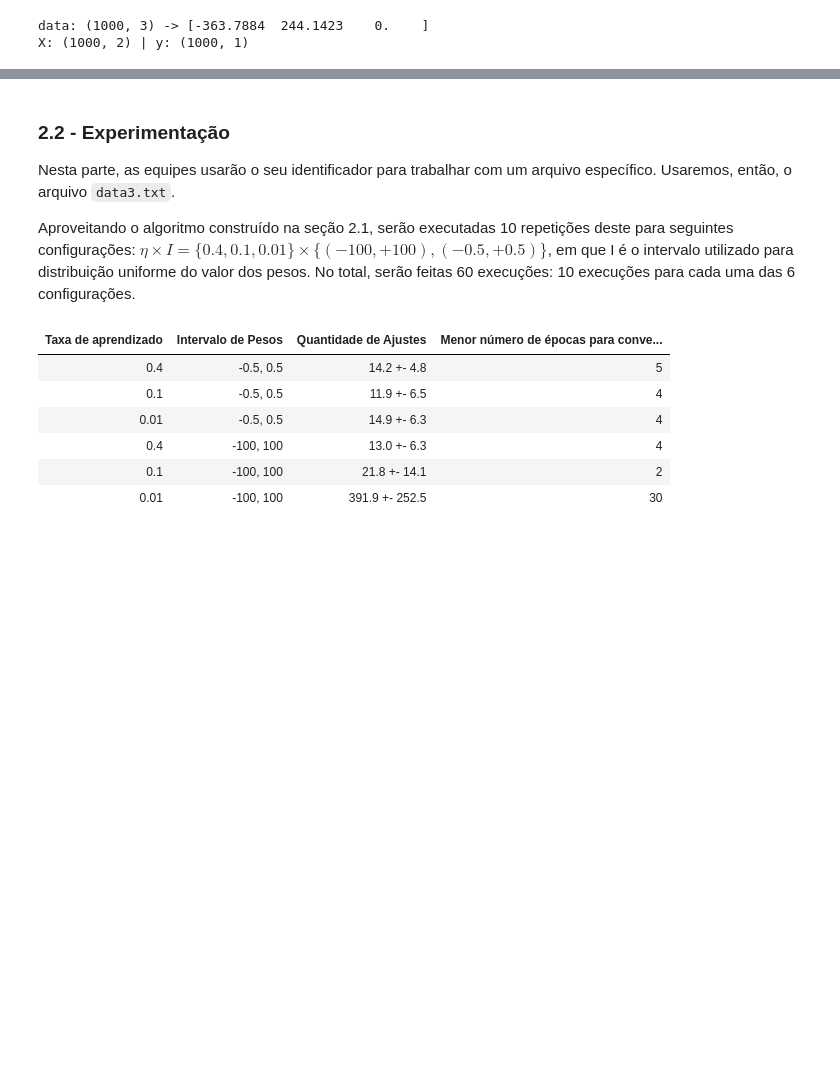
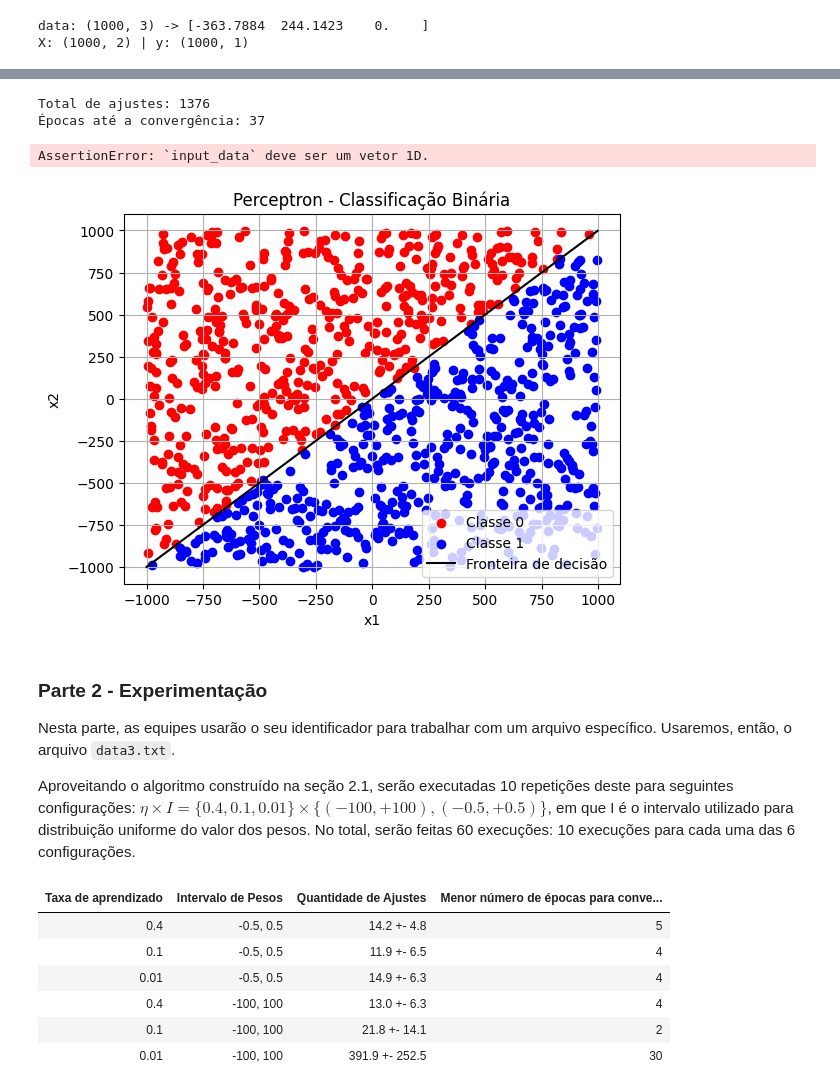
Before and after one commit to ErikExatas/Redes-Neurais-Artificiais-PP2.1, a Jupyter notebook: src/Perceptron_Rosemblatt_Parte3.ipynb, the cells around one changed output, grey strips where cells are left out. Drawn from its saved outputs; the diff is of its cells as text; code cells hidden in the pictures; blank space fills up the shorter version.

````diff
--- a/src/Perceptron_Rosemblatt_Parte3.ipynb
+++ b/src/Perceptron_Rosemblatt_Parte3.ipynb
@@ -62,5 +66,39 @@ Pesos iniciais: [0.43901824 0.3545442  0.37370934]
+# %%
+# treinamento
+y_reshaped = y.reshape(-1, 1)  # Garante que y tem a forma (n, 1)
+epocas, ajustes = perceptron.train(X, y_reshaped, learning_rate=0.1)
+print(f"\nTotal de ajustes: {ajustes}")
+print(f"Épocas até a convergência: {epocas}")
+# %% [output]
+Total de ajustes: 1376
+Épocas até a convergência: 37
+# %%
+y_pred = perceptron.predict(X)
+# %% [output]
+AssertionError: `input_data` deve ser um vetor 1D.
+# %%
+# plotagem
+classe_0 = X[y == 0]
+classe_1 = X[y == 1]
+
+plt.scatter(classe_0[:, 0], classe_0[:, 1], color='red', label='Classe 0')
+plt.scatter(classe_1[:, 0], classe_1[:, 1], color='blue', label='Classe 1')
+
+w = perceptron.weights
+x_vals = np.linspace(np.min(X[:, 0]), np.max(X[:, 0]), 100)
+y_vals = -(w[0] + w[1] * x_vals) / w[2]
+plt.plot(x_vals, y_vals, color='black', label='Fronteira de decisão')
+
+plt.xlabel('x1')
+plt.ylabel('x2')
+plt.legend()
+plt.title('Perceptron - Classificação Binária')
+plt.grid(True)
+plt.show()
+# %% [output]
+[figure, added]
 # %% [markdown]
-### 2.2 - Experimentação
+### Parte 2 - Experimentação
 
 Nesta parte, as equipes usarão o seu identificador para trabalhar com um arquivo específico. Usaremos, então, o arquivo ```data3.txt```.
 
````
Also changed, not shown: parts of 6 cells of this notebook.
